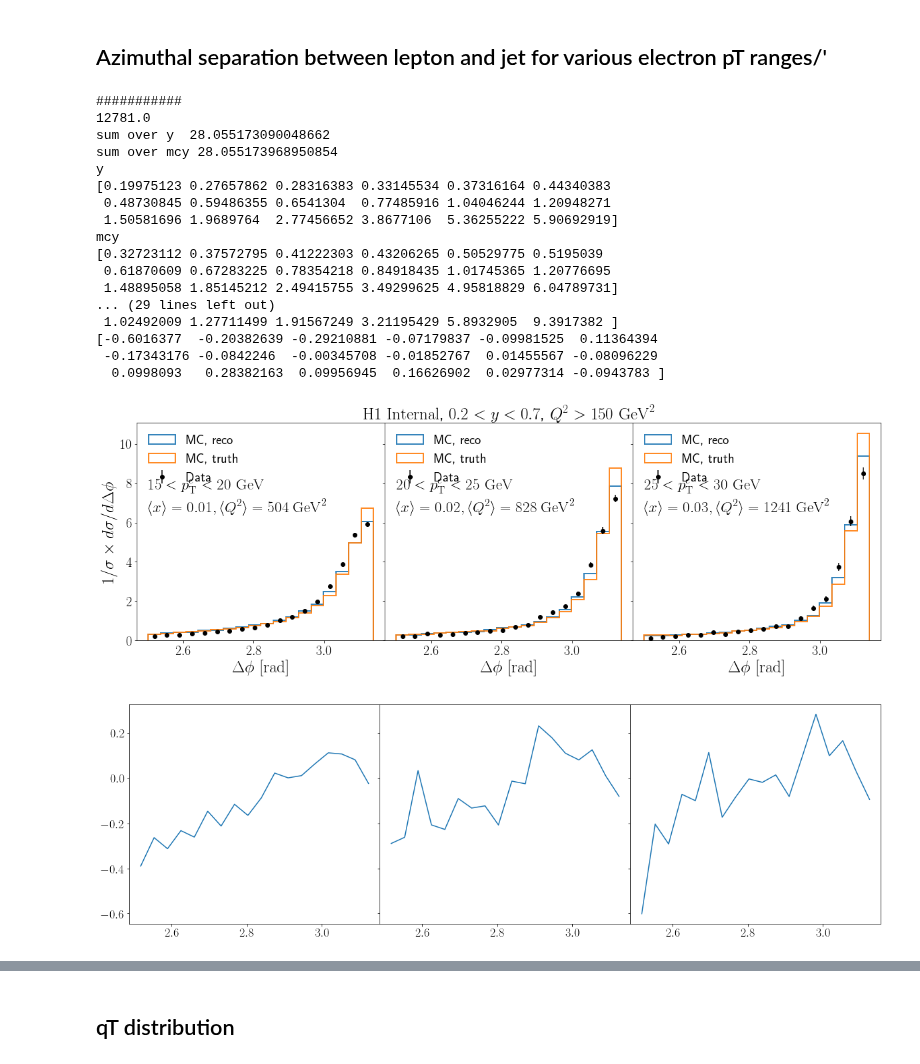
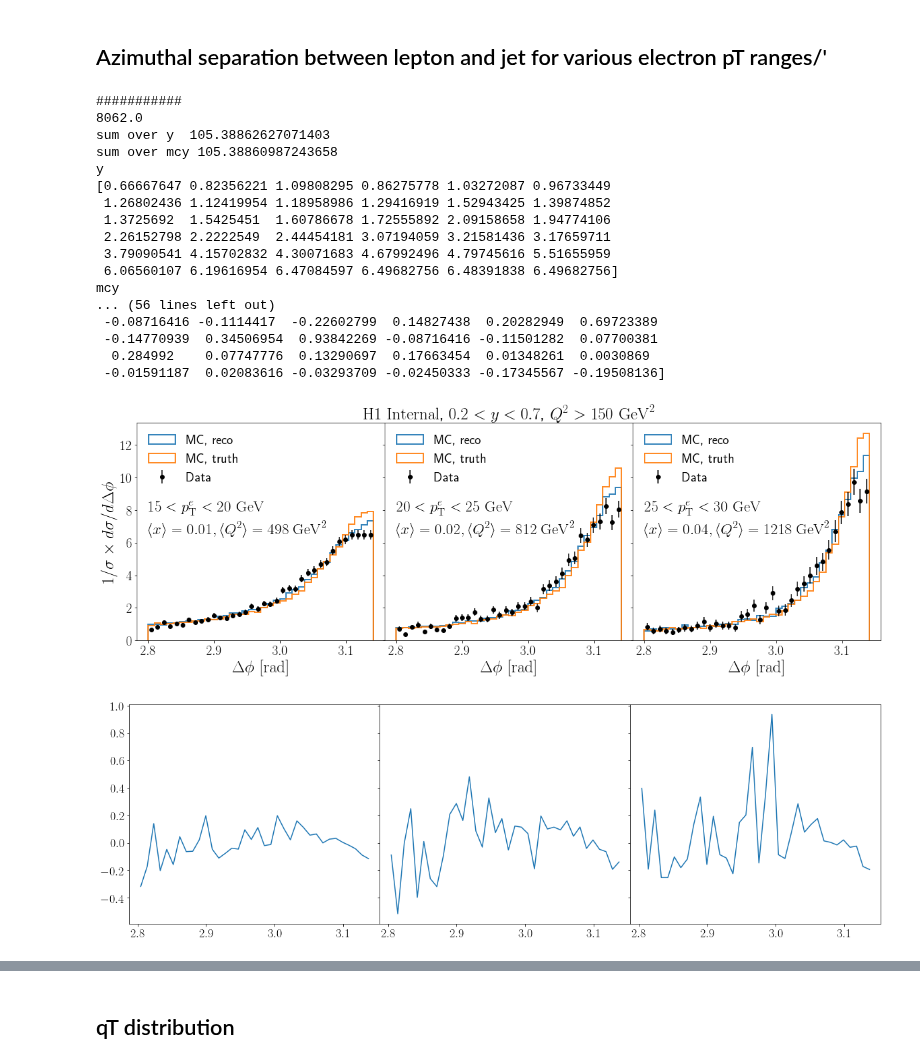
Before and after one commit to miguelignacio/disjets, a Jupyter notebook: disjets.ipynb, the cells around one changed output, grey strips where cells are left out. Drawn from its saved outputs; the diff is of its cells as text; code cells hidden in the pictures.

```diff
--- a/disjets.ipynb
+++ b/disjets.ipynb
@@ -35,20 +35,22 @@ def getJetData(inputFiles, isMC=False):
 
     cols = []
     scalar = []
-
+    scalar.append('isBKG')
+    scalar.append('polarization')
     scalar.append('x')
     scalar.append('y')
     scalar.append('Q2')
 
-    scalar.append('x_es')
-    scalar.append('y_es')
-    scalar.append('Q2_es')
+    scalar.append('x_e')
+    scalar.append('y_e')
+    scalar.append('Q2_e')
 
     scalar.append('vertex_z')
     scalar.append('ptratio')
     scalar.append('ptmiss')
     scalar.append('acoplanarity')
     scalar.append('Empz')
+    scalar.append('njets')
 
     scalar.append('e_eta')
     scalar.append('e_theta')
@@ -152,6 +160,8 @@ def applyCutsJets(df,isMC=False):
     temp = applyCut(temp, 'Q2>150', 'Q2>150')
     temp = applyCut(temp, 'e_pt>15', 'e_pt >15')
     temp = applyCut(temp, 'jet_pt>10', 'jet_pt>10')
+    temp = applyCut(temp, 'isBKG<1.0', 'isBKG')
+
     #temp = applyCut(temp, 'jet_qt<5', 'jet_qt<5')
 
     #temp = applyCut(temp, 'dphi_e_jet > 2.74', 'dphi_e_jet>3.14159-0.4')
@@ -815,7 +887,7 @@ print '###########'
 #plt.hist(df_cut['jet_qt'],bins=10,range=(0,4.0),normed=True,histtype='step')
 
 mindphi = 2.8
-nbins = 40
+nbins = 20#40
 y, x  = np.histogram(df_cut['jet_dphi'],bins=nbins,range=(mindphi,np.pi))
 width = (x[1:]-x[:-1])
 x = (x[1:]+x[:-1])/2.0
@@ -873,7 +945,7 @@ plt.yticks(fontsize=20)
 plt.xticks(fontsize=20)
 plt.savefig('H1_deltaphi.png', bbox_inches='tight')
 plt.savefig('H1_deltaphi.pdf', bbox_inches='tight')
-plt.yscale('log')
+#plt.yscale('log')
 plt.savefig('H1_deltaphi_log.png', bbox_inches='tight')
 plt.savefig('H1_deltaphi_log.pdf', bbox_inches='tight')
 # %% [output]
@@ -908,14 +980,15 @@ fig2, axs2 = plt.subplots(1, 3,sharey=True, figsize=(20,6), gridspec_kw={'wspace
 
 #fig.add_axes((0.1,0.3,0.88,0.6))
 
-nbins = 18 #36
+nbins = 36#36
+minimo = 2.8
 for counter,edges in enumerate([(15,20), (20,25),(25,30)]):
 
     df_cut = df_jet.query('e_pt > %2.2f and e_pt<%2.2f'%(edges[0],edges[1]))
     #printSummary(df_cut)
     print '###########'
 
-    y, x  = np.histogram(df_cut['jet_dphi'],bins=nbins,range=(2.5,np.pi))
+    y, x  = np.histogram(df_cut['jet_dphi'],bins=nbins,range=(minimo,np.pi))
     width = (x[1:]-x[:-1])
     x = (x[1:]+x[:-1])/2.0
     erry = np.sqrt(y)
@@ -932,66 +1005,66 @@ for counter,edges in enumerate([(15,20), (20,25),(25,30)]):
     #plot mc
 
     df_cut = mc_jet.query('e_pt > %2.2f and e_pt<%2.2f'%(edges[0],edges[1]))
-    mcy, mcx  = np.histogram(df_cut['jet_dphi'],bins=nbins,range=(2.5,np.pi))
+    mcy, mcx  = np.histogram(df_cut['jet_dphi'],bins=nbins,range=(minimo,np.pi))
     mcy = np.true_divide(mcy,np.sum(mcy))
     mcy = mcy/width
     print 'sum over mcy' , np.sum(mcy)
 
     #mcy = np.true_divide(mcy,integral)
 
-    axs[counter].hist(df_cut['jet_dphi'],bins=nbins,range=(2.5,np.pi),normed=True,alpha=0.9, label='MC, reco',histtype='step',lw=2)
+    axs[counter].hist(df_cut['jet_dphi'],bins=nbins,range=(minimo,np.pi),normed=True,alpha=0.9, label='MC, reco',histtype='step',lw=2)
     #printSummary(df_cut)
 
         #plot mc
     df_cut = mc_jet.query('e_pt > %2.2f and e_pt<%2.2f'%(edges[0],edges[1]))
-    axs[counter].hist(df_cut['genjet_dphi'],bins=nbins,range=(2.5,np.pi),normed=True,alpha=0.9, label='MC, truth',histtype='step',lw=2)
+    axs[counter].hist(df_cut['genjet_dphi'],bins=nbins,range=(minimo,np.pi),normed=True,alpha=0.9, label='MC, truth',histtype='step',lw=2)
     #printSummary(df_cut)
 
     print 'y'
     print y
     print 'mcy'
     print mcy
     ratio = np.divide(y-mcy, mcy,  out=np.zeros_like(mcy), where=mcy!=0)
     print ratio
 
     axs2[counter].plot(x,ratio)
 
     axs[counter].xaxis.set_label_text(r'$\Delta\phi$ $\mathrm{[rad]}$', fontsize=25)
     axs[0].yaxis.set_label_text(r'$1/\sigma \times d\sigma/d\Delta\phi$ ', fontsize=25)
     axs[counter].tick_params('both',labelsize=20)
     plt.yticks(fontsize=20)
     #axs[counter].text(0.1,6, , fontsize=20)
     #axs[counter].text(0.1,8, '$\sqrt{s} = 89 \, \mathrm{GeV}$ \n $0.1 < y < 0.85$ \n $p_T^{jet} > 4 \, \mathrm{GeV/c}$', fontsize=20)
     axs[counter].legend(prop={'size': 20}, frameon=False, loc='upper left')
 
-    axs[counter].text(2.5,6.5, r' $ %2.0f< p_{\mathrm{T}}^{e} < %2.0f$'%(edges[0],edges[1]) + '$\ \mathrm{ GeV}$ \n' +
+    axs[counter].text(minimo,6.5, r' $ %2.0f< p_{\mathrm{T}}^{e} < %2.0f$'%(edges[0],edges[1]) + '$\ \mathrm{ GeV}$ \n' +
                       r'$\langle x \rangle = %2.2f, \langle Q^{2} \rangle = %2.0f \ \mathrm{GeV}^{2}$'%(df_cut['x'].mean(), df_cut['Q2'].mean()), fontsize=23)
 
 axs[1].set_title(r'$\mathrm{H1}$ $\mathrm{Internal}$, $0.2<y<0.7$, $Q^{2}>150$ $\mathrm{GeV}^{2}$',fontsize=25)
 
 plt.savefig('H1_LeptonJetAzimuthal.png', bbox_inches='tight')
 plt.savefig('H1_LeptonJetAzimuthal.pdf', bbox_inches='tight')
 
 #np.divide(self.data- fitTotal , totalerror,  out=np.zeros_like(totalerror), where=totalerror!=0)
 # %% [output]
 ###########
-12781.0
-sum over y  28.055173090048662
-sum over mcy 28.055173968950854
+8062.0
+sum over y  105.38862627071403
+sum over mcy 105.38860987243658
 y
-[0.19975123 0.27657862 0.28316383 0.33145534 0.37316164 0.44340383
- 0.48730845 0.59486355 0.6541304  0.77485916 1.04046244 1.20948271
- 1.50581696 1.9689764  2.77456652 3.8677106  5.36255222 5.90692919]
+[0.66667647 0.82356221 1.09808295 0.86275778 1.03272087 0.96733449
+ 1.26802436 1.12419954 1.18958986 1.29416919 1.52943425 1.39874852
+ 1.3725692  1.5425451  1.60786678 1.72555892 2.09158658 1.94774106
+ 2.26152798 2.2222549  2.44454181 3.07194059 3.21581436 3.17659711
+ 3.79090541 4.15702832 4.30071683 4.67992496 4.79745616 5.51655959
+ 6.06560107 6.19616954 6.47084597 6.49682756 6.48391838 6.49682756]
 mcy
-[0.32723112 0.37572795 0.41222303 0.43206265 0.50529775 0.5195039
- 0.61870609 0.67283225 0.78354218 0.84918435 1.01745365 1.20776695
- 1.48895058 1.85145212 2.49415755 3.49299625 4.95818829 6.04789731]
-... (29 lines left out)
- 1.02492009 1.27711499 1.91567249 3.21195429 5.8932905  9.3917382 ]
-[-0.6016377  -0.20382639 -0.29210881 -0.07179837 -0.09981525  0.11364394
- -0.17343176 -0.0842246  -0.00345708 -0.01852767  0.01455567 -0.08096229
-  0.0998093   0.28382163  0.09956945  0.16626902  0.02977314 -0.0943783 ]
+... (56 lines left out)
+ -0.08716416 -0.1114417  -0.22602799  0.14827438  0.20282949  0.69723389
+ -0.14770939  0.34506954  0.93842269 -0.08716416 -0.11501282  0.07700381
+  0.284992    0.07747776  0.13290697  0.17663454  0.01348261  0.0030869
+ -0.01591187  0.02083616 -0.03293709 -0.02450333 -0.17345567 -0.19508136]
-[figure, old version]
+[figure, new version]
-[figure, old version]
+[figure, new version]
 # %%
 plt.plot(x,ratio)
```
Also changed, not shown: parts of 34 cells of this notebook, 1 other file.
